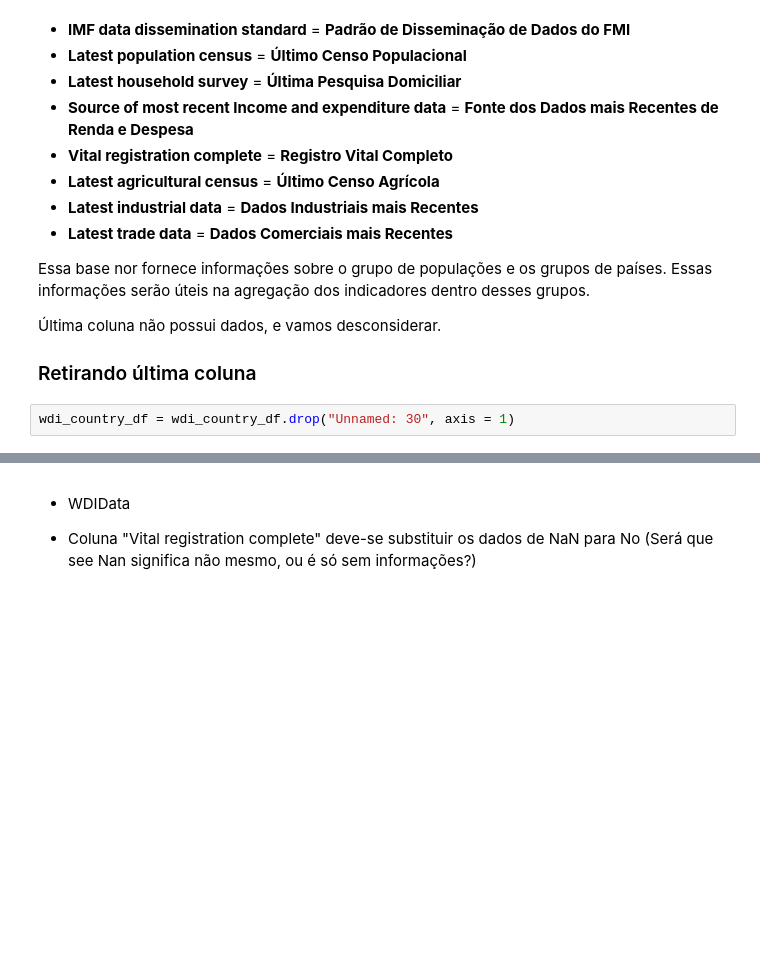
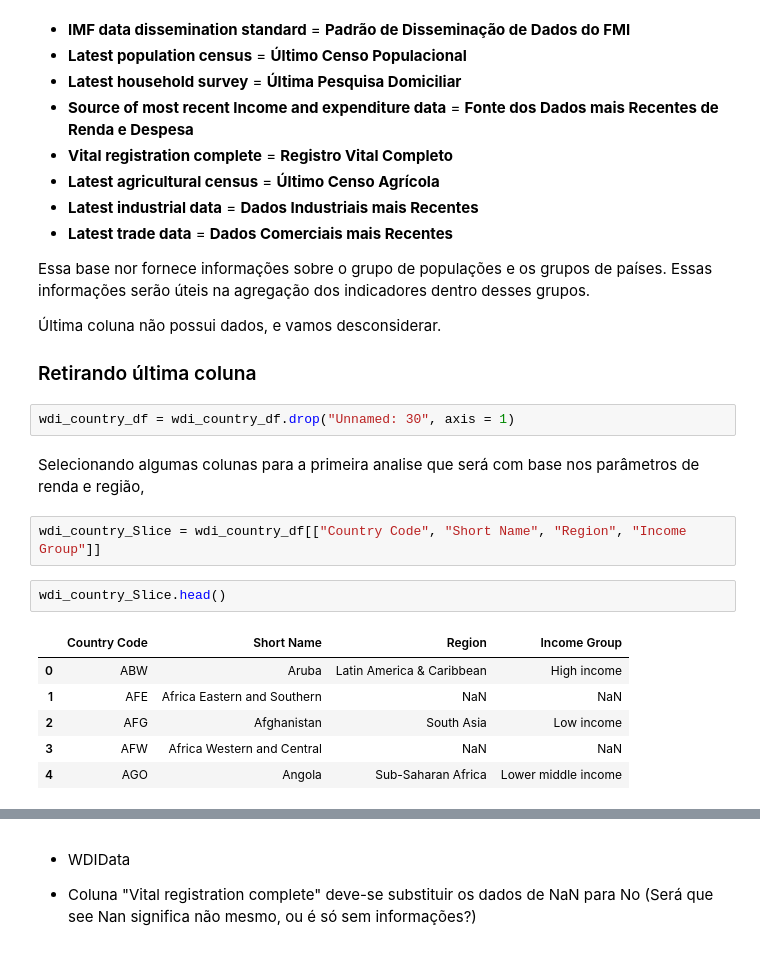
Before and after one commit to renatofreitasRR/TecnicasProgramacaoAda, a Jupyter notebook: 02 - analises.ipynb, the cells around one changed output, grey strips where cells are left out. Cells and saved outputs as stored; diff of their text form; blank space fills up the shorter version.

Commit message:
Algumas analises

```diff
--- a/02 - analises.ipynb
+++ b/02 - analises.ipynb
@@ -127,3 +128,16 @@ Essa base nor fornece informações sobre o grupo de populações e os grupos de
 ### Retirando última coluna
 # %%
 wdi_country_df = wdi_country_df.drop("Unnamed: 30", axis = 1)
+# %% [markdown]
+Selecionando algumas colunas para a primeira analise que será com base nos parâmetros de renda e região,
+# %%
+wdi_country_Slice = wdi_country_df[["Country Code", "Short Name", "Region", "Income Group"]]
+# %%
+wdi_country_Slice.head()
+# %% [output]
+|  | Country Code | Short Name | Region | Income Group |
+| 0 | ABW | Aruba | Latin America & Caribbean | High income |
+| 1 | AFE | Africa Eastern and Southern | NaN | NaN |
+| 2 | AFG | Afghanistan | South Asia | Low income |
+| 3 | AFW | Africa Western and Central | NaN | NaN |
+| 4 | AGO | Angola | Sub-Saharan Africa | Lower middle income |
```
Also changed, not shown: parts of 18 cells of this notebook, 3 other files.
